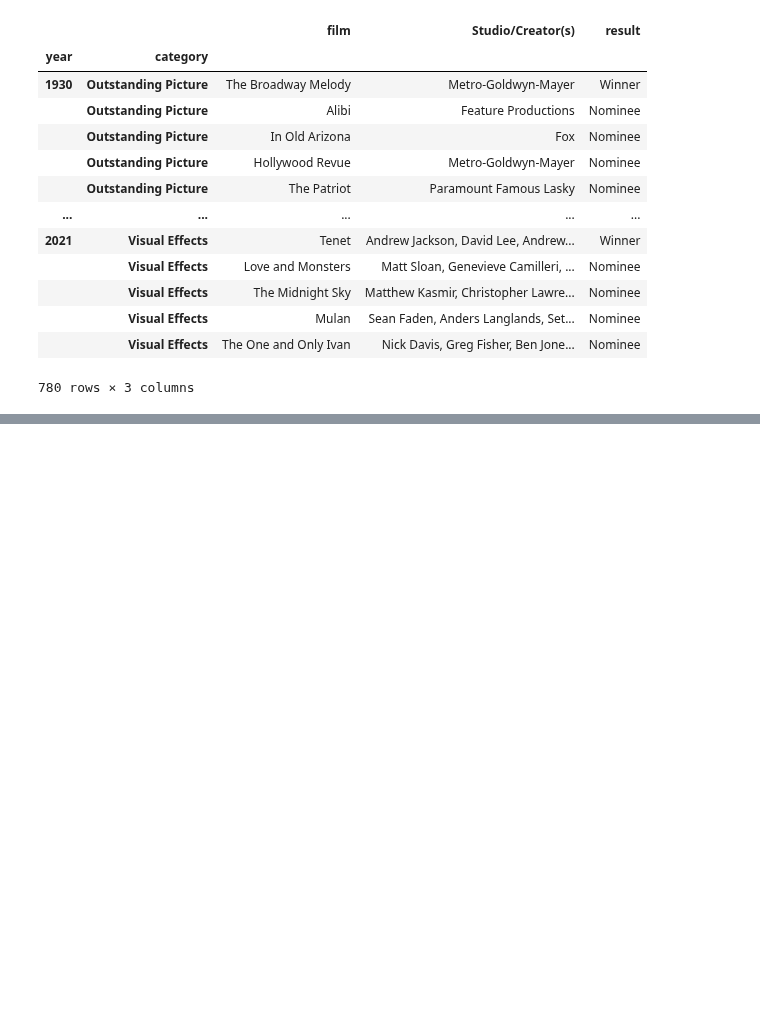
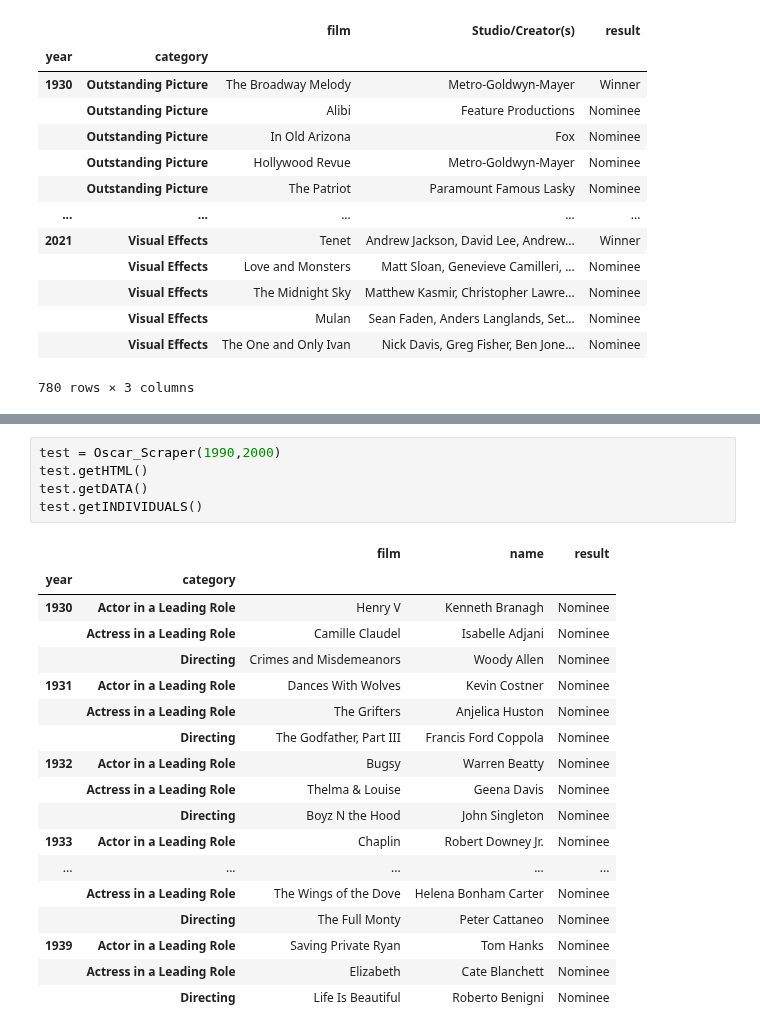
Before and after one commit to omasamo/Final-Project-JEM207, a Jupyter notebook: Progress.ipynb, the cells around one changed output, grey strips where cells are left out. Drawn from its saved outputs; the diff is of its cells as text; blank space fills up the shorter version.

```diff
--- a/Progress.ipynb
+++ b/Progress.ipynb
@@ -511,0 +712,24 @@ films
+# %%
+test = Oscar_Scraper(1990,2000)
+test.getHTML()
+test.getDATA()
+test.getINDIVIDUALS()
+# %% [output]
+|  |  | film | name | result |
+| year | category |  |  |  |
+| 1930 | Actor in a Leading Role | Henry V | Kenneth Branagh | Nominee |
+|  | Actress in a Leading Role | Camille Claudel | Isabelle Adjani | Nominee |
+|  | Directing | Crimes and Misdemeanors | Woody Allen | Nominee |
+| 1931 | Actor in a Leading Role | Dances With Wolves | Kevin Costner | Nominee |
+|  | Actress in a Leading Role | The Grifters | Anjelica Huston | Nominee |
+|  | Directing | The Godfather, Part III | Francis Ford Coppola | Nominee |
+| 1932 | Actor in a Leading Role | Bugsy | Warren Beatty | Nominee |
+|  | Actress in a Leading Role | Thelma & Louise | Geena Davis | Nominee |
+|  | Directing | Boyz N the Hood | John Singleton | Nominee |
+| 1933 | Actor in a Leading Role | Chaplin | Robert Downey Jr. | Nominee |
+| ... | ... | ... | ... | ... |
+|  | Actress in a Leading Role | The Wings of the Dove | Helena Bonham Carter | Nominee |
+|  | Directing | The Full Monty | Peter Cattaneo | Nominee |
+| 1939 | Actor in a Leading Role | Saving Private Ryan | Tom Hanks | Nominee |
+|  | Actress in a Leading Role | Elizabeth | Cate Blanchett | Nominee |
+|  | Directing | Life Is Beautiful | Roberto Benigni | Nominee |
```
Also changed, not shown: parts of 1 cell of this notebook.
